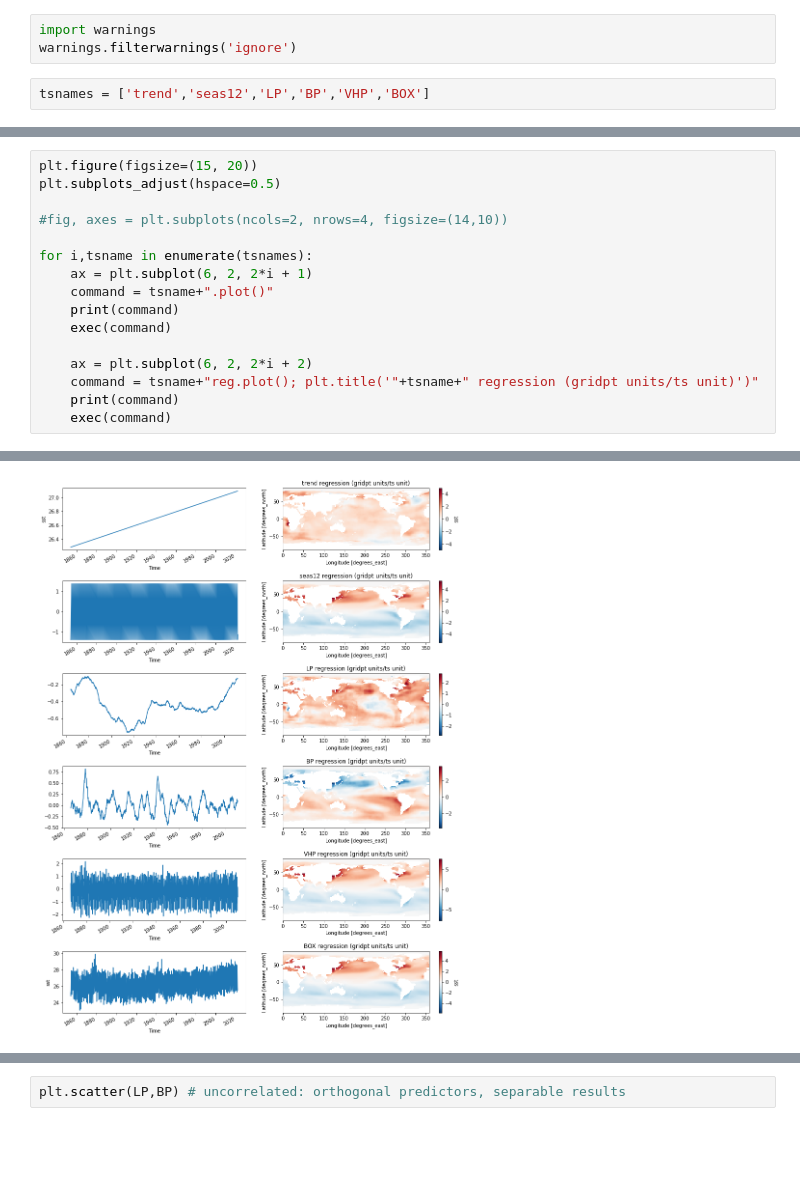
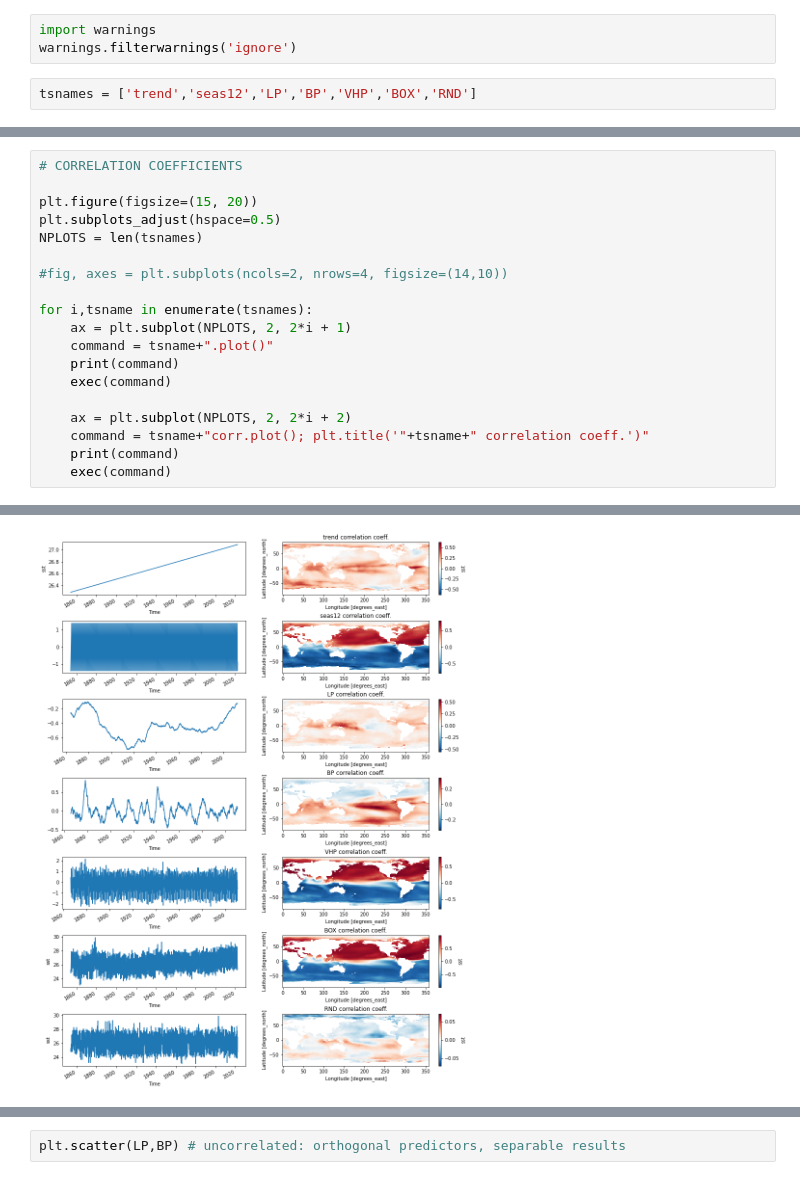
Before and after one commit to MPOcanes/MPO624_2022, a Jupyter notebook: Notebooks/xarray_SST_timeregressions.ipynb, the cells around one changed output, grey strips where cells are left out. Cells and saved outputs as stored; diff of their text form; blank space fills up the shorter version.

```diff
--- a/Notebooks/xarray_SST_timeregressions.ipynb
+++ b/Notebooks/xarray_SST_timeregressions.ipynb
@@ -154,7 +160,7 @@ Regress on SST itself: units are K/K, guaranteed to be about 1 in the box itself
 import warnings
 warnings.filterwarnings('ignore')
 # %%
-tsnames = ['trend','seas12','LP','BP','VHP','BOX']
+tsnames = ['trend','seas12','LP','BP','VHP','BOX','RND']
 # %%
 for tsname in tsnames:
     command = tsname+'corr = xr.corr('+tsname+',ds.sst, dim="time");'# +tsname+'cov.plot(); plt.title('+tsname+')'
@@ -179,17 +187,20 @@ BOXreg = BOXcorr* ds.sst.std(dim="time") /BOX.std(dim="time")
 # %%
+# CORRELATION COEFFICIENTS
+
 plt.figure(figsize=(15, 20))
 plt.subplots_adjust(hspace=0.5)
+NPLOTS = len(tsnames)
 
 #fig, axes = plt.subplots(ncols=2, nrows=4, figsize=(14,10))
 
 for i,tsname in enumerate(tsnames):
-    ax = plt.subplot(6, 2, 2*i + 1)
+    ax = plt.subplot(NPLOTS, 2, 2*i + 1)
     command = tsname+".plot()"
     print(command)
     exec(command)
 
-    ax = plt.subplot(6, 2, 2*i + 2)
-    command = tsname+"reg.plot(); plt.title('"+tsname+" regression (gridpt units/ts unit)')"
+    ax = plt.subplot(NPLOTS, 2, 2*i + 2)
+    command = tsname+"corr.plot(); plt.title('"+tsname+" correlation coeff.')"
     print(command)
     exec(command)
 # %% [output]
@@ -208 +221 @@ BOXreg.plot(); plt.title('BOX regression (gridpt units/ts unit)')
-[figure, old version]
+[figure, new version]
```
Also changed, not shown: parts of 13 cells of this notebook.
